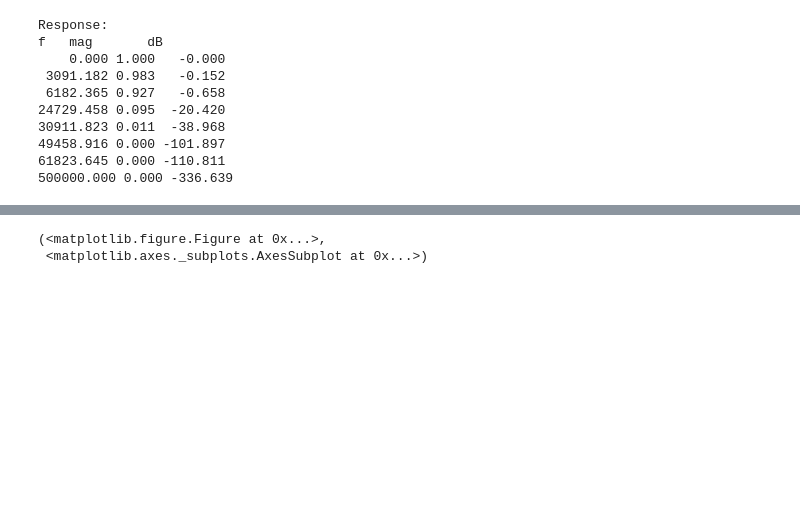
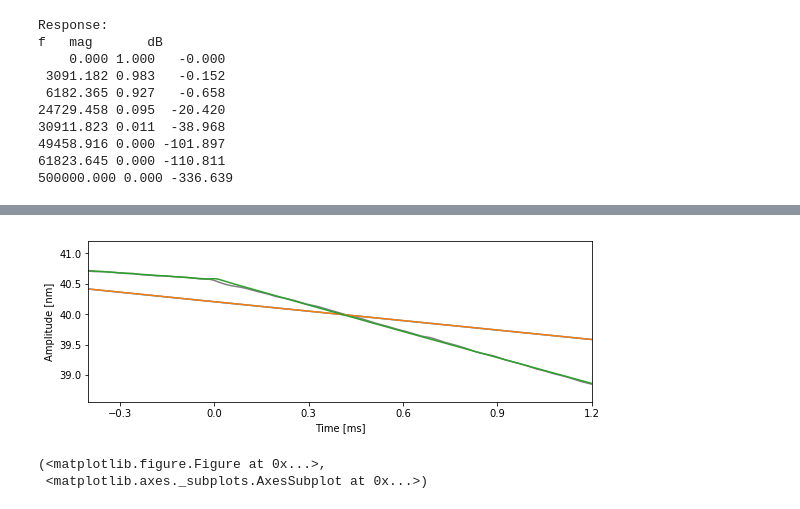
Before and after one commit to ryanpdwyer/1605-phasekick, a Jupyter notebook: notebooks/dc-ac-separation/model-near-zero-time-series.ipynb, the cells around one changed output, grey strips where cells are left out. Saved outputs shown, nothing was run; the diff lists cells and outputs as text; code cells hidden in the pictures; blank space fills up the shorter version.

```diff
--- a/notebooks/dc-ac-separation/model-near-zero-time-series.ipynb
+++ b/notebooks/dc-ac-separation/model-near-zero-time-series.ipynb
@@ -124,3 +169,17 @@ plot_lis([b.li, b.simp.li, b.simpDC.li, b.simpDC.li], 'df')
+# %%
+
+fig = plt.figure(figsize=(8, 3))
+for li, color in zip([b.li, b.simp.li, b.simp2.li, b.simpDC.li], colors) :
+    plt.plot(li('t')*1e3, li('A'), color=color)
+
+plt.ylabel("Amplitude [nm]")
+plt.xlabel("Time [ms]")
+plt.xlim(-0.4, 1.2)
+plt.xticks(np.linspace(-0.3, 1.2, 6))
+fig.tight_layout()
+# fig.savefig("../../../../Talks/161109-pk-efm-theory-v2/A-time-domain.pdf", bbox_inches='tight', transparent=True)
+# %% [output]
+[figure, added]
 # %%
 plot_lis([b.li, b.simp.li, b.simpDC.li, b.simpDC.li], 'A')
 # %% [output]
```
Also changed, not shown: parts of 14 cells of this notebook, 1 other file.
